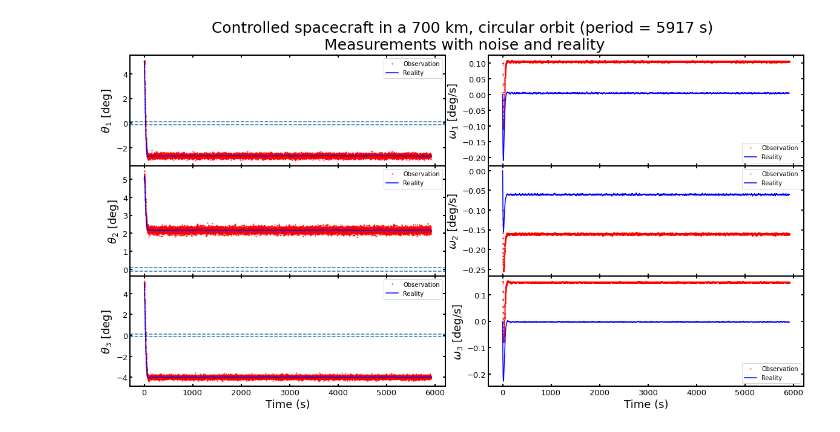
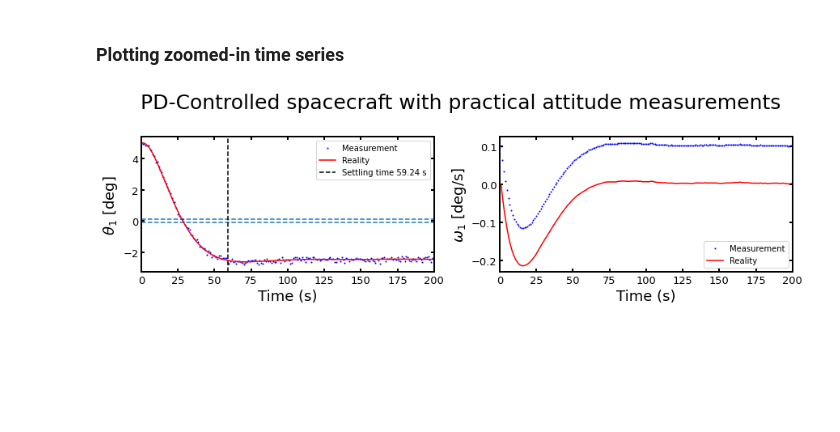
Before and after one commit to thomas7392/spacecraftattitudecontrol, a Jupyter notebook: Q4.ipynb, the cells around one changed output. Cells and saved outputs as stored; diff of their text form; code cells hidden in the pictures; blank space fills up the shorter version.

```diff
--- a/Q4.ipynb
+++ b/Q4.ipynb
@@ -66,4 +84,0 @@ for i, ax in enumerate(axes.T.flat):
-# %%
-for i in range(3):
-
-    plt.hist(S.state_history[:,i+1] - S.state_history_m[:,i+1], bins = 50, histtype = 'step')
@@ -72,39 +85,33 @@ for i in range(3):
+# %% [markdown]
+### Plotting zoomed-in time series
 # %%
-labels = [r"$\theta_1$ [deg]", r"$\theta_2$ [deg]", r"$\theta_3$ [deg]",
-          "$\omega_1$ [deg/s]", "$\omega_2$ [deg/s]", "$\omega_3$ [deg/s]"]
+labels = [r"$\theta_1$ [deg]", "$\omega_1$ [deg/s]"]
 
-fig, axes = plt.subplots(3, 2, figsize = (17, 9))
-fig.tight_layout(pad=4)
-fig.suptitle("Controlled spacecraft in a 700 km, circular orbit (period = %.i s)\n Measurements with noise and reality" % period, fontsize = 25, y = 1.02)
-fig.subplots_adjust(hspace=0)
-axes[2, 0].set_xlabel("Time (s)", fontsize = 18)
-axes[2, 1].set_xlabel("Time (s)", fontsize = 18)
+fig, axes = plt.subplots(1, 2, figsize = (13, 4), sharex = True)
+fig.tight_layout(pad=5)
+fig.suptitle("PD-Controlled spacecraft with practical attitude measurements", fontsize = 25, y = 1)
+axes[0].set_xlabel("Time (s)", fontsize = 18)
+axes[1].set_xlabel("Time (s)", fontsize = 18)
 
-for ax in axes[:,0]:
-    # ax.set_xlim(0, 200)
-    # ax.set_ylim(-5, 6)
-    ax.axhline(-0.1, linestyle = '--')
-    ax.axhline(0.1, linestyle = '--')
+axes[0].axhline(-0.1, linestyle = '--')
+axes[0].axhline(0.1, linestyle = '--')
 
-    #ax.set_xlim(0, 200)
-    #ax.set_ylim(-0.1, 0.1)
 
-# for control_node in range(10):
-#     for ax in axes[:,0]:
-#         ax.axvline(S2.control_torque[control_node, 0], linestyle = '--')
-
-for i, ax in enumerate(axes.T.flat):
-
-    ax.plot(S2.state_history_m[:,0], np.rad2deg(S2.state_history_m[:,1+i]), 'ro', markersize = 1, label = "Observation")
-    ax.plot(S2.state_history[:,0], np.rad2deg(S2.state_history[:,1+i]), 'b-', markersize = 1, label = "Reality")
+for i, ax in enumerate(axes):
+    ax.set_xlim(0, 200)
+    ax.plot(S2.state_history_m[:,0], np.rad2deg(S2.state_history_m[:,3*i+1]), 'bo', markersize = 1, label = "Measurement")
+    ax.plot(S2.state_history[:,0], np.rad2deg(S2.state_history[:,3*i+1]), 'r-', markersize = 1, label = "Reality")
 
     ax.set_ylabel(labels[i], fontsize = 18)
-    #ax.axvline(81)
     for axis in ['top','bottom','left','right']:
         ax.spines[axis].set_linewidth(2)
     ax.tick_params(labelsize=13)
     ax.tick_params(axis="both",direction="in",which="both", length=4, width = 2)
     ax.tick_params(bottom=True, top=True, left=True, right=True)
+
+
+axes[0].axvline(59.24, linestyle = '--', color = 'k', linewidth = 1.5, label = "Settling time 59.24 s")
+for ax in axes:
     ax.legend()
 # %% [output]
-[figure, old version]
+[figure, new version]
```
Also changed, not shown: parts of 5 cells of this notebook, 7 other files.
